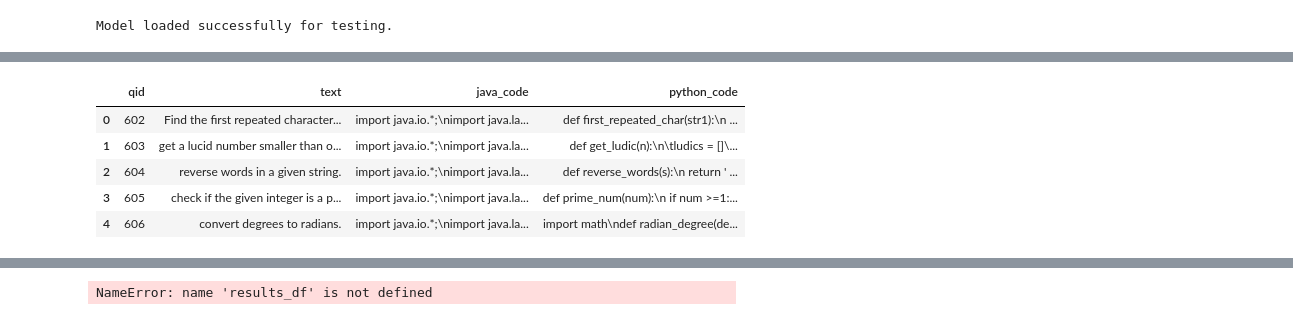
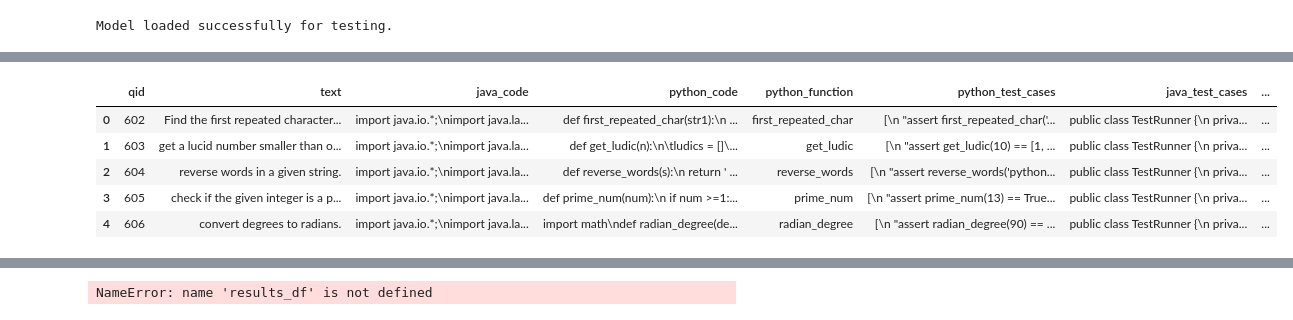
Before and after one commit to nayanjha16/CodeGen-Implementations-May_26, a Jupyter notebook: starcoder2_java2python_ast.ipynb, the cells around one changed output, grey strips where cells are left out. Saved outputs shown, nothing was run; the diff lists cells and outputs as text; code cells hidden in the pictures.

```diff
--- a/starcoder2_java2python_ast.ipynb
+++ b/starcoder2_java2python_ast.ipynb
@@ -437,10 +563,10 @@ def compare_java_python(java_problem, python_code):
 # %%
-translation_pairs_df = pd.read_csv('/content/java_python_translation_pairs_corrected.csv')
+translation_pairs_df = pd.read_csv('/content/java_python_translation_pairs_corrected_6.csv')
 display(translation_pairs_df.head())
 # %% [output]
-|  | qid | text | java_code | python_code |
-| 0 | 602 | Find the first repeated character... | import java.io.*;\nimport java.la... | def first_repeated_char(str1):\n ... |
-| 1 | 603 | get a lucid number smaller than o... | import java.io.*;\nimport java.la... | def get_ludic(n):\n\tludics = []\... |
-| 2 | 604 | reverse words in a given string. | import java.io.*;\nimport java.la... | def reverse_words(s):\n return ' ... |
-| 3 | 605 | check if the given integer is a p... | import java.io.*;\nimport java.la... | def prime_num(num):\n if num >=1:... |
-| 4 | 606 | convert degrees to radians. | import java.io.*;\nimport java.la... | import math\ndef radian_degree(de... |
+|  | qid | text | java_code | python_code | python_function | python_test_cases | java_test_cases | ... |
+| 0 | 602 | Find the first repeated character... | import java.io.*;\nimport java.la... | def first_repeated_char(str1):\n ... | first_repeated_char | [\n "assert first_repeated_char('... | public class TestRunner {\n priva... | ... |
+| 1 | 603 | get a lucid number smaller than o... | import java.io.*;\nimport java.la... | def get_ludic(n):\n\tludics = []\... | get_ludic | [\n "assert get_ludic(10) == [1, ... | public class TestRunner {\n priva... | ... |
+| 2 | 604 | reverse words in a given string. | import java.io.*;\nimport java.la... | def reverse_words(s):\n return ' ... | reverse_words | [\n "assert reverse_words('python... | public class TestRunner {\n priva... | ... |
+| 3 | 605 | check if the given integer is a p... | import java.io.*;\nimport java.la... | def prime_num(num):\n if num >=1:... | prime_num | [\n "assert prime_num(13) == True... | public class TestRunner {\n priva... | ... |
+| 4 | 606 | convert degrees to radians. | import java.io.*;\nimport java.la... | import math\ndef radian_degree(de... | radian_degree | [\n "assert radian_degree(90) == ... | public class TestRunner {\n priva... | ... |
```
Also changed, not shown: parts of 102 cells of this notebook, 1 other file.
